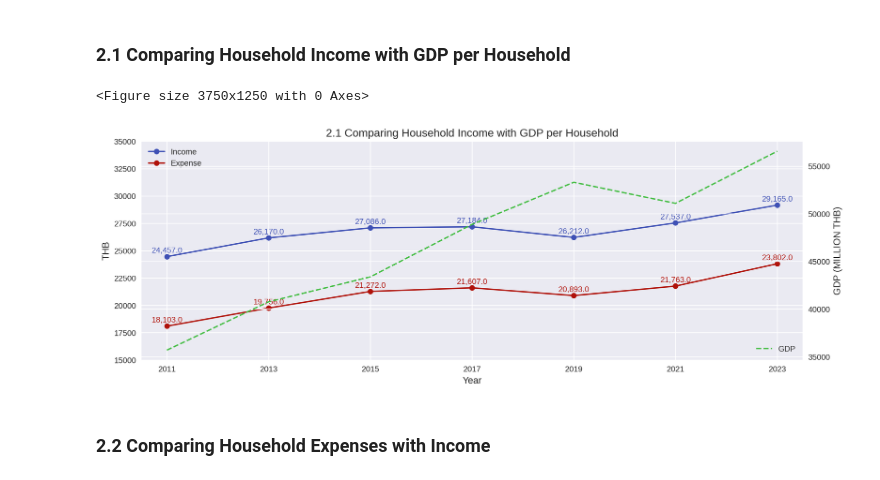
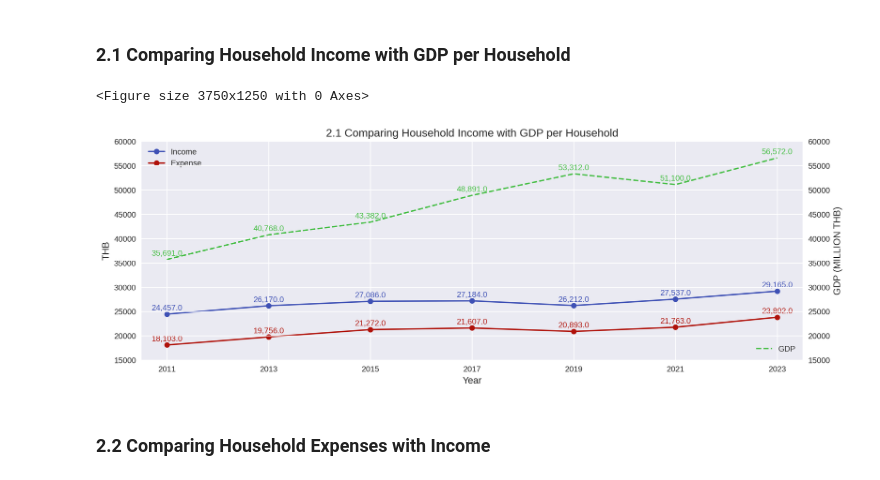
Before and after one commit to JidapaBur/TH_Avg_HouseholdIncome, a Jupyter notebook: TH_Avg_HouseholdIncome.ipynb, the cells around one changed output. Saved outputs shown, nothing was run; the diff lists cells and outputs as text; code cells hidden in the pictures.

```diff
--- a/TH_Avg_HouseholdIncome.ipynb
+++ b/TH_Avg_HouseholdIncome.ipynb
@@ -216,37 +216,38 @@ fig, ax1 = plt.subplots(figsize=(15, 5), dpi=250)
 ax1.plot(tb['YEAR'], tb['INCOME_Month'], color='#3f51b5', marker='o', label='Income')
 ax1.plot(tb['YEAR'], tb['EXPENSE_Month'], color='#b0120a', marker='o', label='Expense')
 
 # Create a second y-axis for GDP
 ax2 = ax1.twinx()
 ax2.plot(tb['YEAR'], tb['GDP_Month'], color='#42bd41', linestyle='--', label='GDP')
 
 # Customize y-axis limits
-ax1.set_ylim(15000, 35000)
+ax1.set_ylim(15000, 60000)
 ax1.set_ylabel('THB', fontsize=12)  # Set label for the first y-axis
+ax2.set_ylim(15000, 60000)
 
 # Annotate the data points for Income and Expense
 for i, txt in enumerate(tb['INCOME_Month']):
     ax1.annotate(f'{txt:,.1f}', (tb['YEAR'][i], tb['INCOME_Month'][i]), textcoords="offset points", xytext=(0, 5), ha='center', fontsize=10, color='#3f51b5')
 
 for i, txt in enumerate(tb['EXPENSE_Month']):
     ax1.annotate(f'{txt:,.1f}', (tb['YEAR'][i], tb['EXPENSE_Month'][i]), textcoords="offset points", xytext=(0, 5), ha='center', fontsize=10, color='#b0120a')
 
-#for i, txt in enumerate(tb['GDP_Month']):
-#    ax2.annotate(f'{txt:,.1f}', (tb['YEAR'][i], tb['GDP_Month'][i]), textcoords="offset points", xytext=(0, 5), ha='center', fontsize=10, color='#42bd41')
+for i, txt in enumerate(tb['GDP_Month']):
+    ax2.annotate(f'{txt:,.1f}', (tb['YEAR'][i], tb['GDP_Month'][i]), textcoords="offset points", xytext=(0, 5), ha='center', fontsize=10, color='#42bd41')
 
 # Set titles and labels
 ax1.set_title("2.1 Comparing Household Income with GDP per Household", fontsize=14)
 ax1.set_xlabel("Year", fontsize=12)
 ax2.set_ylabel("GDP (MILLION THB)", fontsize=12)
 ax1.legend(loc="upper left")
 ax2.legend(loc="lower right")
 plt.xlim(min(tb['YEAR'])-0.5, max(tb['YEAR'])+0.5)
 plt.xticks(tb['YEAR'].unique())
 # Show the plot
 plt.show()
 # %% [output]
 <Figure size 3750x1250 with 0 Axes>
-[figure, old version]
+[figure, new version]
 # %% [markdown]
 ### 2.2 Comparing Household Expenses with Income
 # %%
```
